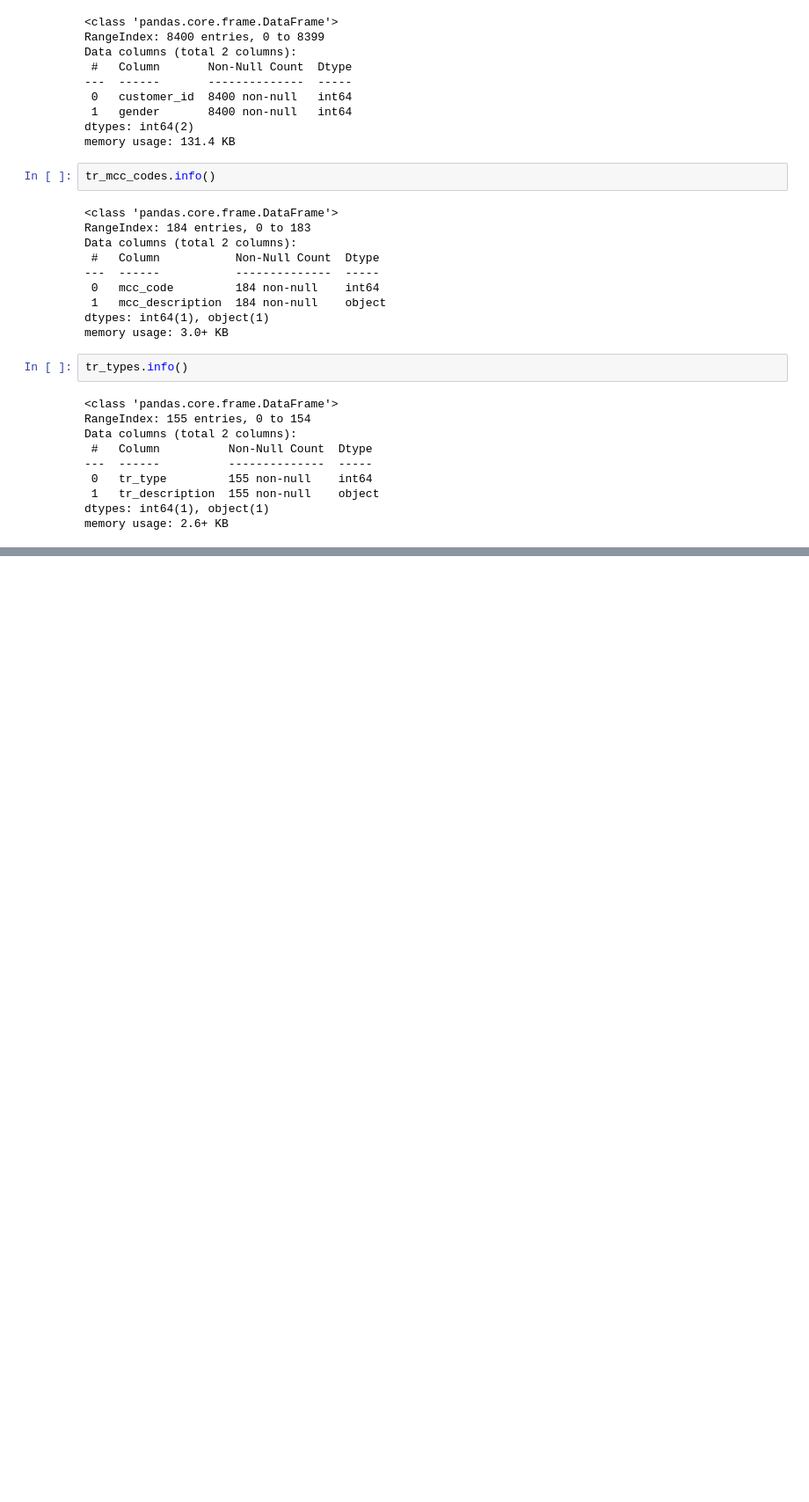
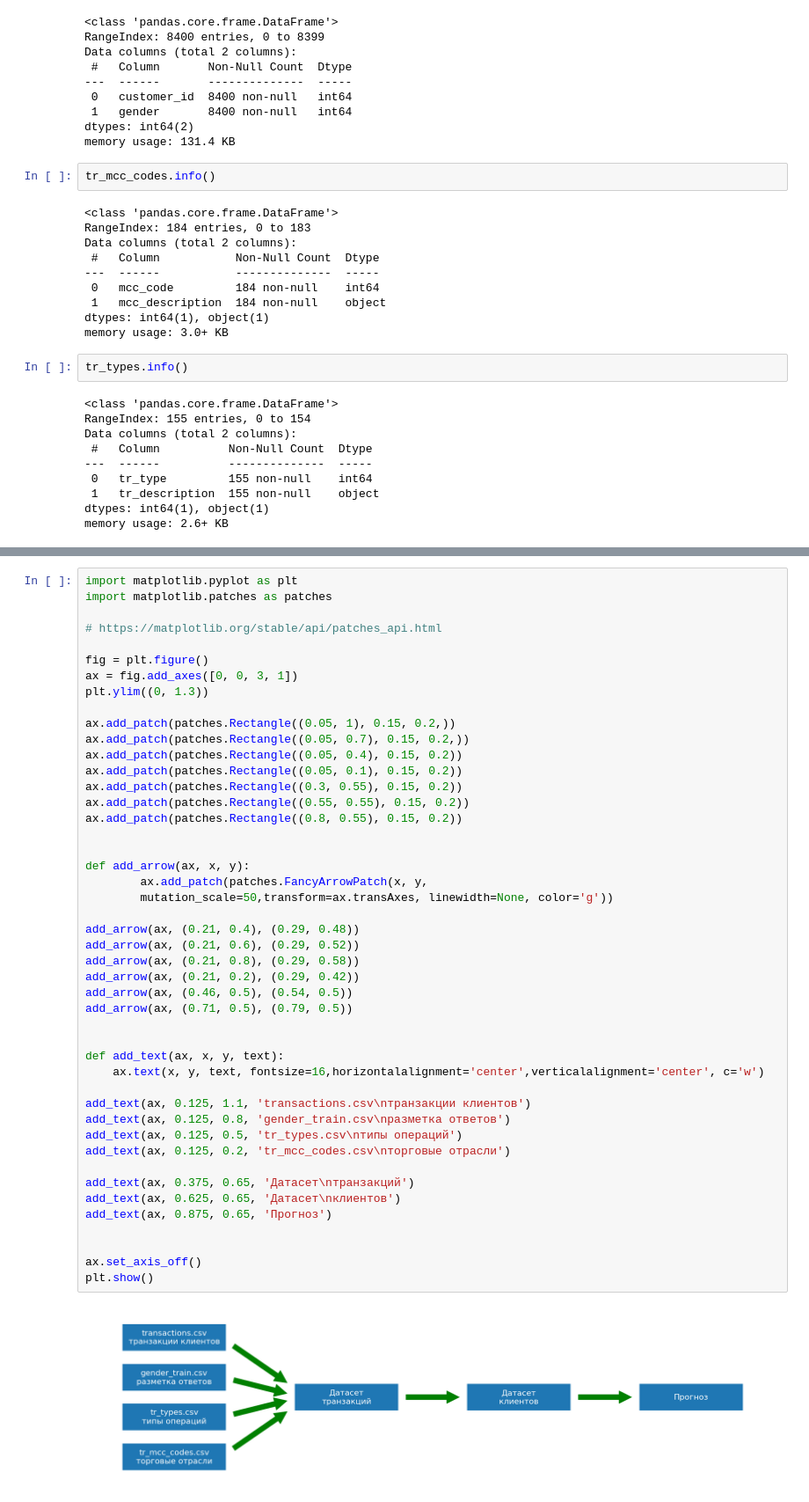
Before and after one commit to GreenArt11/sberkaggle, a Jupyter notebook: 1 Importing files.ipynb, the cells around one changed output, grey strips where cells are left out. Shown at 88% size. Cells and saved outputs as stored; diff of their text form; blank space fills up the shorter version.

```diff
--- a/1 Importing files.ipynb
+++ b/1 Importing files.ipynb
@@ -98 +100,49 @@ memory usage: 2.6+ KB
+# %%
+import matplotlib.pyplot as plt
+import matplotlib.patches as patches
+
+# https://matplotlib.org/stable/api/patches_api.html
+
+fig = plt.figure()
+ax = fig.add_axes([0, 0, 3, 1])
+plt.ylim((0, 1.3))
+
+ax.add_patch(patches.Rectangle((0.05, 1), 0.15, 0.2,))
+ax.add_patch(patches.Rectangle((0.05, 0.7), 0.15, 0.2,))
+ax.add_patch(patches.Rectangle((0.05, 0.4), 0.15, 0.2))
+ax.add_patch(patches.Rectangle((0.05, 0.1), 0.15, 0.2))
+ax.add_patch(patches.Rectangle((0.3, 0.55), 0.15, 0.2))
+ax.add_patch(patches.Rectangle((0.55, 0.55), 0.15, 0.2))
+ax.add_patch(patches.Rectangle((0.8, 0.55), 0.15, 0.2))
+
+
+def add_arrow(ax, x, y):
+        ax.add_patch(patches.FancyArrowPatch(x, y,
+        mutation_scale=50,transform=ax.transAxes, linewidth=None, color='g'))
+
+add_arrow(ax, (0.21, 0.4), (0.29, 0.48))
+add_arrow(ax, (0.21, 0.6), (0.29, 0.52))
+add_arrow(ax, (0.21, 0.8), (0.29, 0.58))
+add_arrow(ax, (0.21, 0.2), (0.29, 0.42))
+add_arrow(ax, (0.46, 0.5), (0.54, 0.5))
+add_arrow(ax, (0.71, 0.5), (0.79, 0.5))
+
+
+def add_text(ax, x, y, text):
+    ax.text(x, y, text, fontsize=16,horizontalalignment='center',verticalalignment='center', c='w')
+
+add_text(ax, 0.125, 1.1, 'transactions.csv\nтранзакции клиентов')
+add_text(ax, 0.125, 0.8, 'gender_train.csv\nразметка ответов')
+add_text(ax, 0.125, 0.5, 'tr_types.csv\nтипы операций')
+add_text(ax, 0.125, 0.2, 'tr_mcc_codes.csv\nторговые отрасли')
+
+add_text(ax, 0.375, 0.65, 'Датасет\nтранзакций')
+add_text(ax, 0.625, 0.65, 'Датасет\nклиентов')
+add_text(ax, 0.875, 0.65, 'Прогноз')
+
+
+ax.set_axis_off()
+plt.show()
+# %% [output]
+[figure, added]
 # %% [markdown]
```
Also changed, not shown: parts of 2 cells of this notebook, 1 other file.
